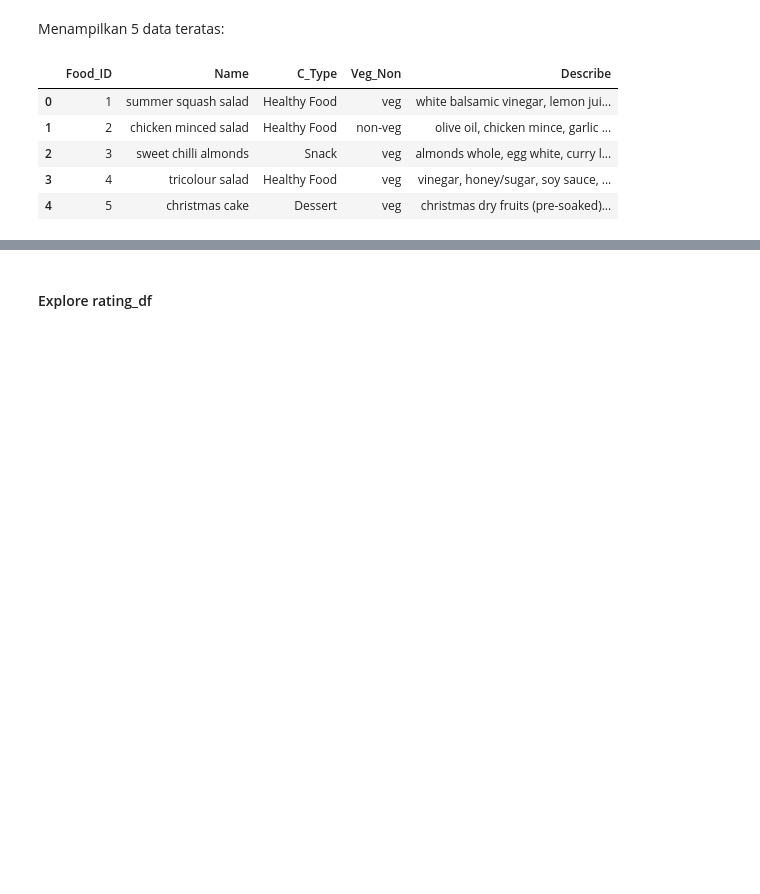
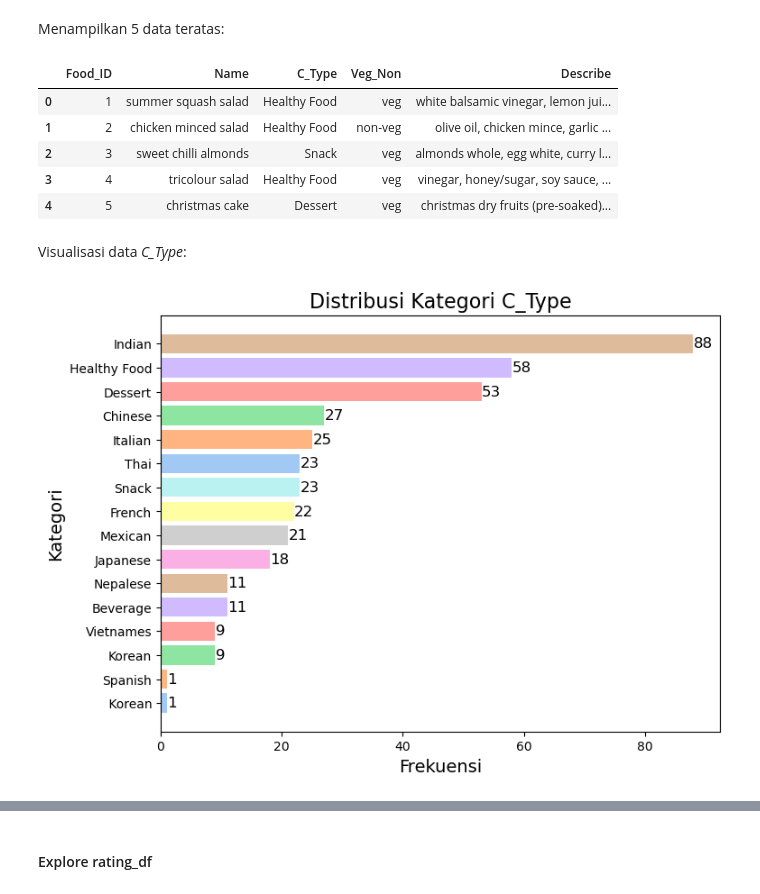
Before and after one commit to Sulbae/OlahGizi-Project, a Jupyter notebook: Food Recommender/notebook.ipynb, the cells around one changed output, grey strips where cells are left out. Drawn from its saved outputs; the diff is of its cells as text; code cells hidden in the pictures; blank space fills up the shorter version.

Commit message:
add images

```diff
--- a/Food Recommender/notebook.ipynb
+++ b/Food Recommender/notebook.ipynb
@@ -135,3 +135,22 @@ food_df.head()
 | 2 | 3 | sweet chilli almonds | Snack | veg | almonds whole, egg white, curry l... |
 | 3 | 4 | tricolour salad | Healthy Food | veg | vinegar, honey/sugar, soy sauce, ... |
 | 4 | 5 | christmas cake | Dessert | veg | christmas dry fruits (pre-soaked)... |
+# %% [markdown]
+Visualisasi data *C_Type*:
+# %%
+category_counts = food_df['C_Type'].value_counts().sort_values(ascending=True)
+
+# Visualisasi dengan bar chart horizontal
+plt.figure(figsize=(8, 6))
+bars = plt.barh(category_counts.index, category_counts.values, color=sns.color_palette("pastel"))
+
+for bar in bars:
+    plt.text(bar.get_width() + 0.1, bar.get_y() + bar.get_height() / 2,
+             f'{bar.get_width()}', va='center', ha='left', fontsize=12)
+
+plt.title('Distribusi Kategori C_Type', fontsize=16)
+plt.xlabel('Frekuensi', fontsize=14)
+plt.ylabel('Kategori', fontsize=14)
+plt.show()
+# %% [output]
+[figure, added]
```
Also changed, not shown: parts of 2 cells of this notebook, 2 other files.
